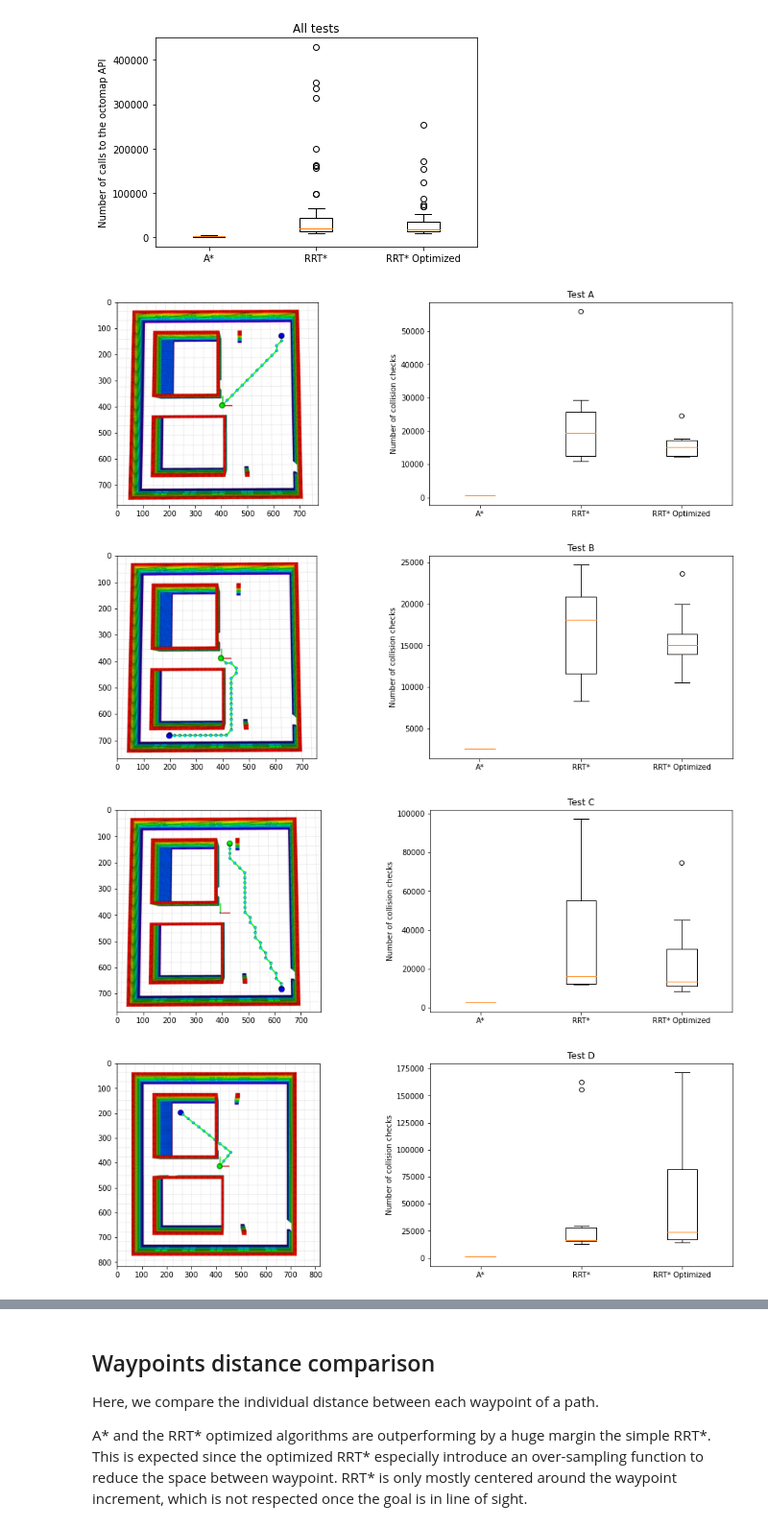
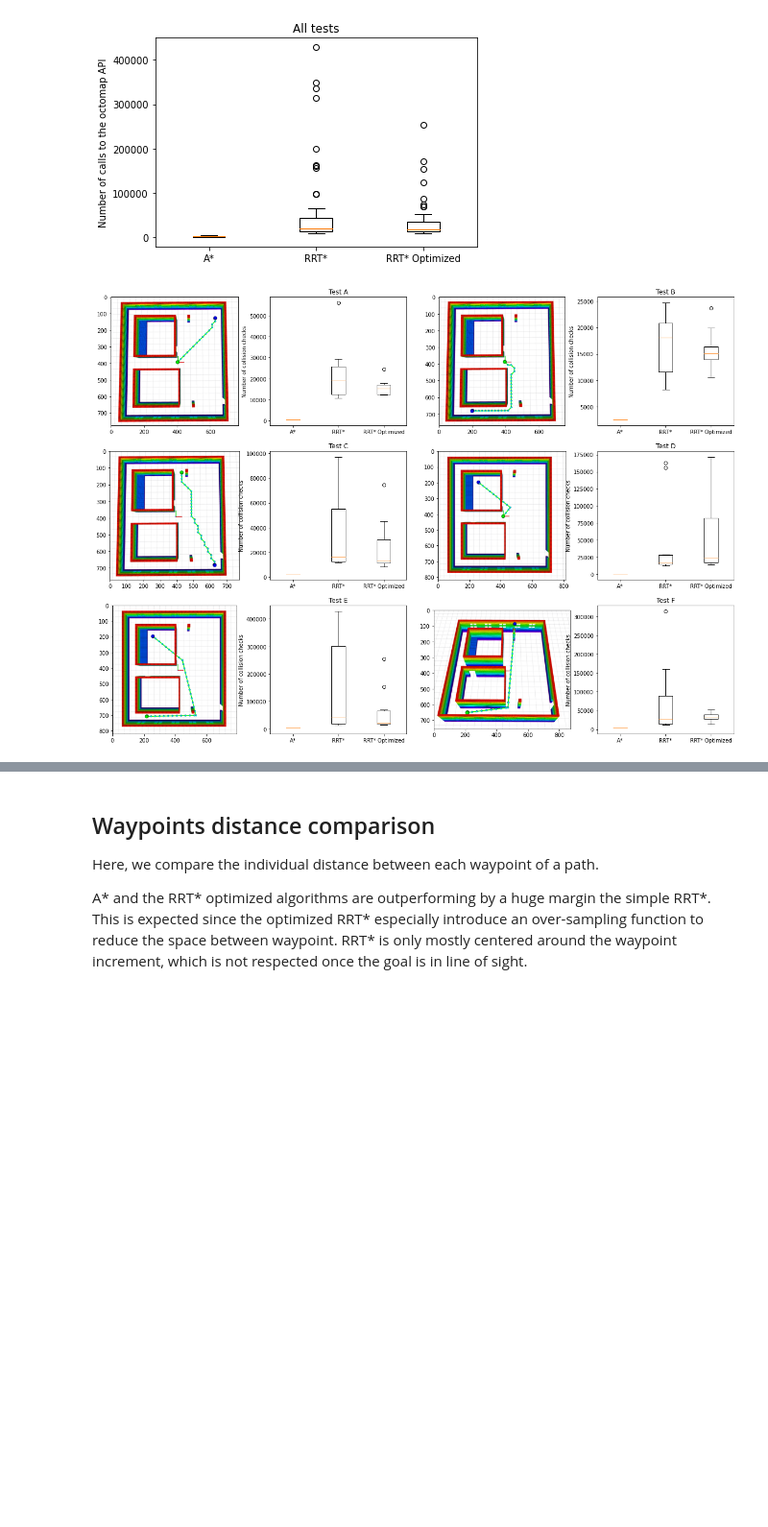
Before and after one commit to rhidra/autopilot, a Jupyter notebook: analysis/analysis.ipynb, the cells around one changed output, grey strips where cells are left out. Shown at 96% size. Cells and saved outputs as stored; diff of their text form; code cells hidden in the pictures; blank space fills up the shorter version.

```diff
--- a/analysis/analysis.ipynb
+++ b/analysis/analysis.ipynb
@@ -158,17 +158,15 @@ plt.savefig('oct_all.png', bbox_inches='tight')
 # %% [output]
 [figure]
 # %%
+plt.figure(figsize=(21, 15))
 for i, (a_star, rrt_star, rrt_star_without) in enumerate(zip(chk_a_star, chk_rrt_star, chk_rrt_star_without)):
-    plt.figure(figsize=(16, 5))
-    plt.subplot(1, 2, 1)
+    plt.subplot(3, 4, i*2 + 1)
     img = mpimg.imread('{}.png'.format(cases[i]))
     plt.imshow(img)
-    plt.subplot(1, 2, 2)
+    plt.subplot(3, 4, i*2 + 2)
     plt.boxplot([a_star, rrt_star_without, rrt_star], labels=['A*', 'RRT*', 'RRT* Optimized'])
     plt.ylabel('Number of collision checks')
     plt.title('Test {}'.format(cases[i]))
+plt.savefig('oct_each.png', bbox_inches='tight')
 # %% [output]
-[figure, old version]
+[figure, new version]
-[figure, removed]
-[figure, removed]
-[figure, removed]
```
Also changed, not shown: parts of 1 cell of this notebook, 1 other file.
